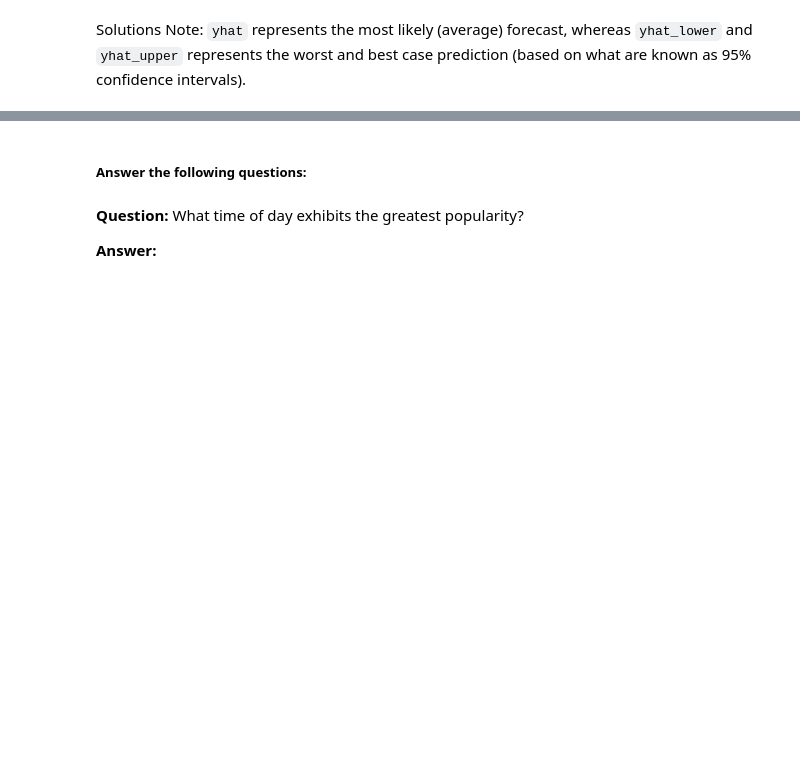
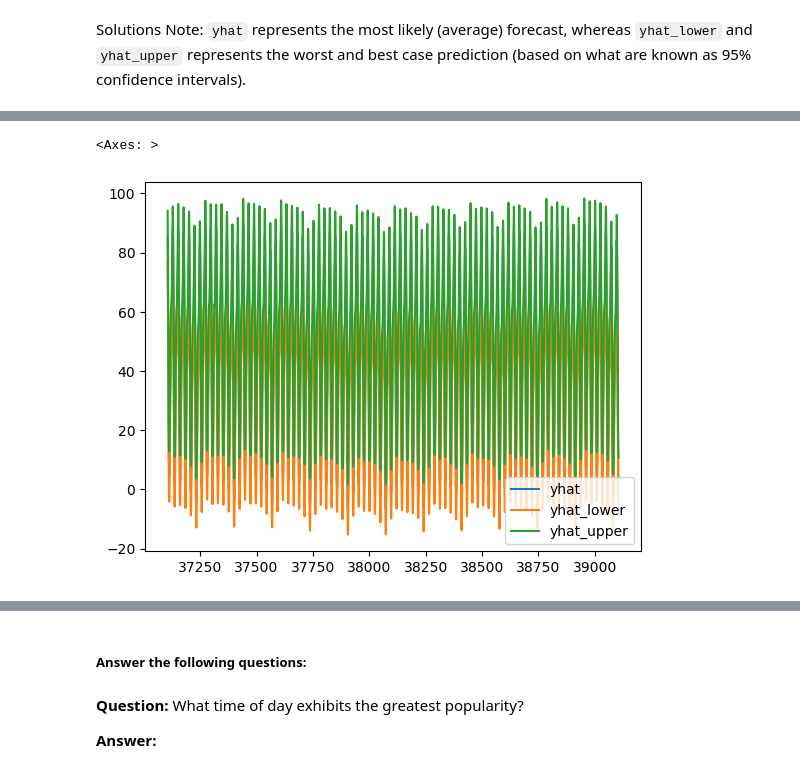
Before and after one commit to gordon-laraven/prophet-challenge, a Jupyter notebook: Starter_Code/forecasting_net_prophet.ipynb, the cells around one changed output, grey strips where cells are left out. Drawn from its saved outputs; the diff is of its cells as text; code cells hidden in the pictures; blank space fills up the shorter version.

```diff
--- a/Starter_Code/forecasting_net_prophet.ipynb
+++ b/Starter_Code/forecasting_net_prophet.ipynb
@@ -506,3 +534,8 @@ plt.show()
+# %%
+forecast_mercado_trends[['yhat', 'yhat_lower', 'yhat_upper']].iloc[-2000:,:].plot()
+# %% [output]
+<Axes: >
+[figure, added]
 # %%
 # Reset the index in the forecast_mercado_trends DataFrame
 forecast_mercado_trends.reset_index(inplace=True)
```
Also changed, not shown: parts of 14 cells of this notebook.
